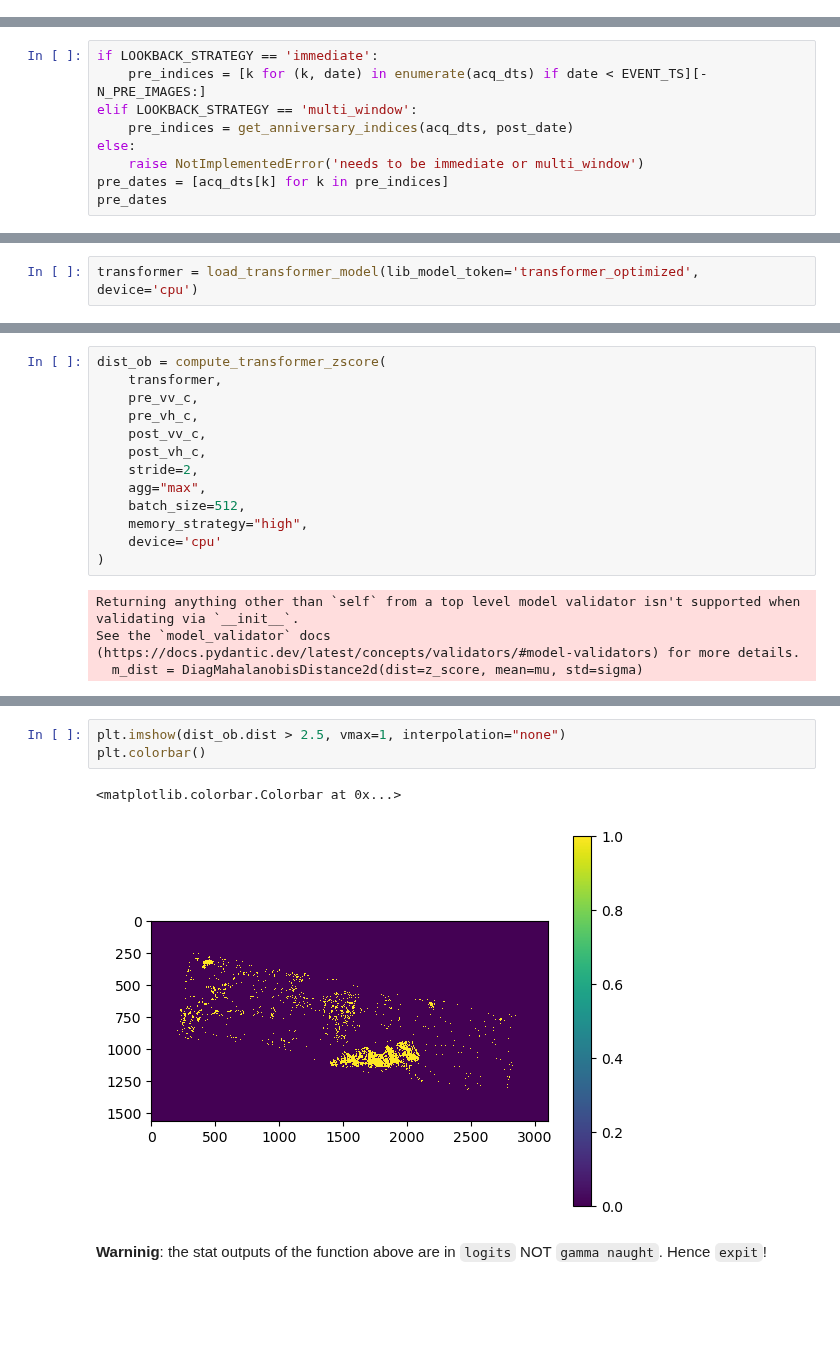
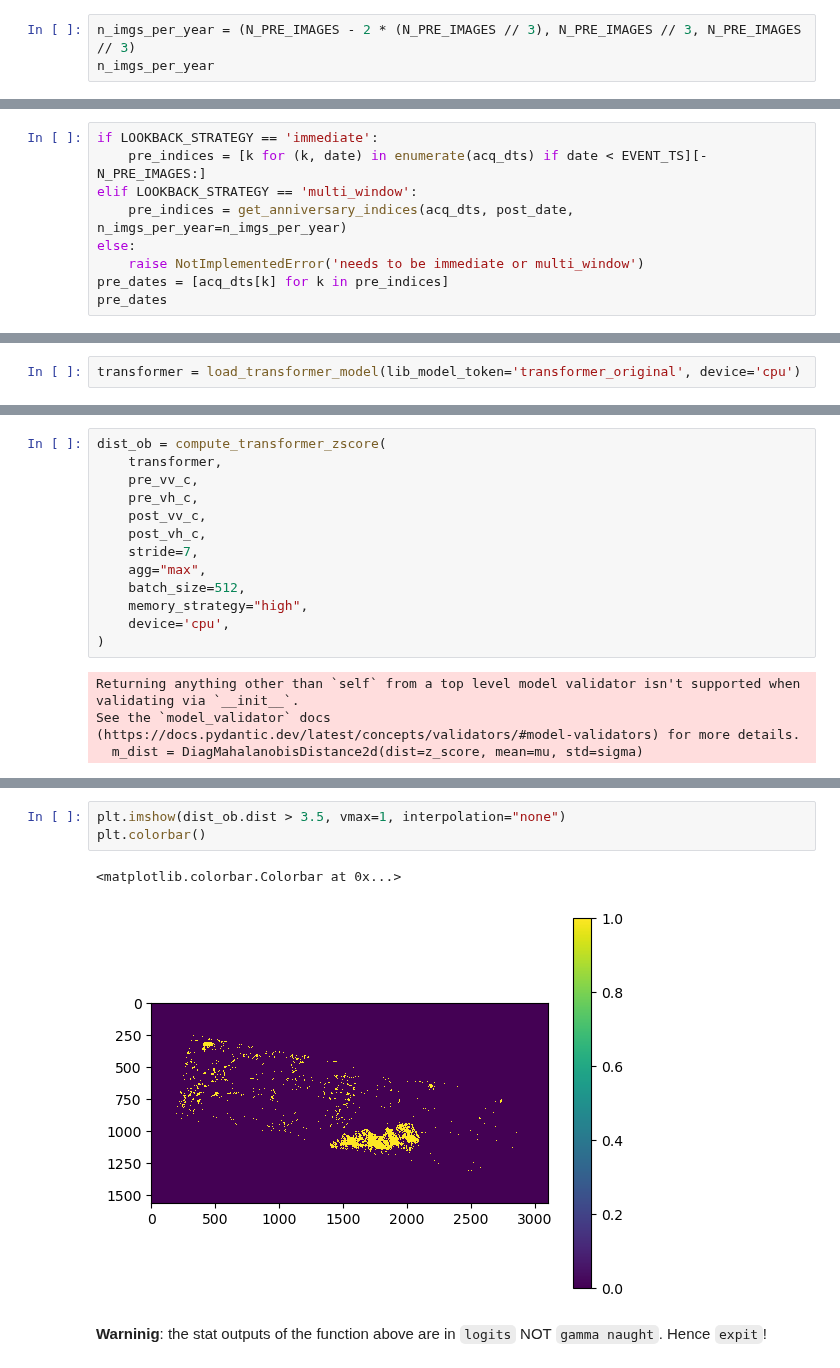
Before and after one commit to opera-adt/distmetrics, a Jupyter notebook: notebooks/A__single_burst_application.ipynb, the cells around one changed output, grey strips where cells are left out. Saved outputs shown, nothing was run; the diff lists cells and outputs as text; blank space fills up the shorter version.

```diff
--- a/notebooks/A__single_burst_application.ipynb
+++ b/notebooks/A__single_burst_application.ipynb
@@ -84,3 +79,6 @@ post_date = acq_dts[post_index]
 post_date
 # %% [output]
 Timestamp('2025-01-09 13:52:54+0000', tz='UTC')
+# %%
+n_imgs_per_year = (N_PRE_IMAGES - 2 * (N_PRE_IMAGES // 3), N_PRE_IMAGES // 3, N_PRE_IMAGES // 3)
+n_imgs_per_year
@@ -88,7 +88,7 @@ Timestamp('2025-01-09 13:52:54+0000', tz='UTC')
 if LOOKBACK_STRATEGY == 'immediate':
     pre_indices = [k for (k, date) in enumerate(acq_dts) if date < EVENT_TS][-N_PRE_IMAGES:]
 elif LOOKBACK_STRATEGY == 'multi_window':
-    pre_indices = get_anniversary_indices(acq_dts, post_date)
+    pre_indices = get_anniversary_indices(acq_dts, post_date, n_imgs_per_year=n_imgs_per_year)
 else:
     raise NotImplementedError('needs to be immediate or multi_window')
 pre_dates = [acq_dts[k] for k in pre_indices]
@@ -161,3 +163,3 @@ ALLOWED_MODELS
 # %%
-transformer = load_transformer_model(lib_model_token='transformer_optimized', device='cpu')
+transformer = load_transformer_model(lib_model_token='transformer_original', device='cpu')
 # %%
@@ -207,11 +214,11 @@ dist_ob = compute_transformer_zscore(
     pre_vh_c,
     post_vv_c,
     post_vh_c,
-    stride=2,
+    stride=7,
     agg="max",
     batch_size=512,
     memory_strategy="high",
-    device='cpu'
+    device='cpu',
 )
 # %% [output]
 Returning anything other than `self` from a top level model validator isn't supported when validating via `__init__`.
@@ -226,9 +240,9 @@ plt.colorbar()
 # %%
-plt.imshow(dist_ob.dist > 2.5, vmax=1, interpolation="none")
+plt.imshow(dist_ob.dist > 3.5, vmax=1, interpolation="none")
 plt.colorbar()
 # %% [output]
 <matplotlib.colorbar.Colorbar at 0x...>
-[figure, old version]
+[figure, new version]
 # %% [markdown]
 **Warninig**: the stat outputs of the function above are in `logits` NOT `gamma naught`. Hence `expit`!
 # %%
```
Also changed, not shown: parts of 12 cells of this notebook, 4 other files.
